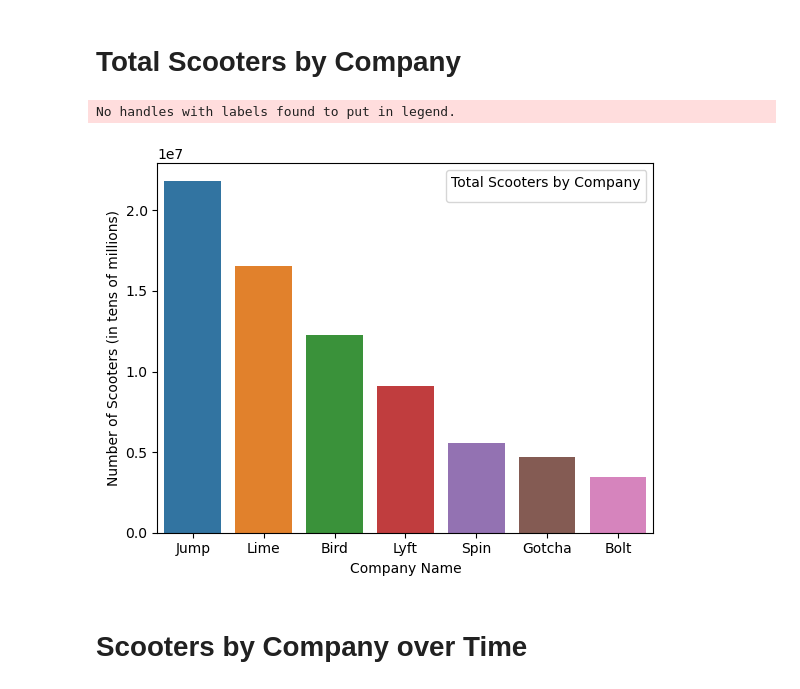
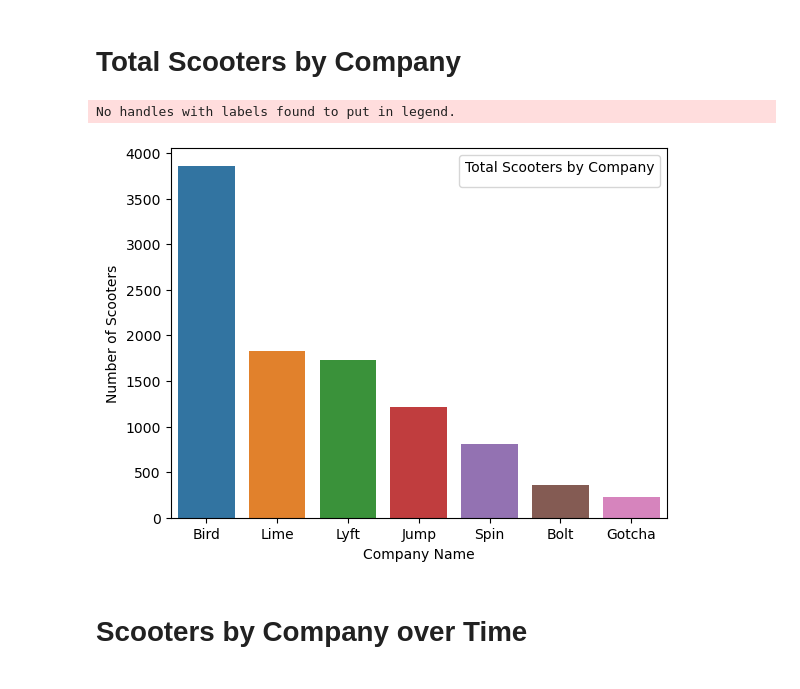
Before and after one commit to richardzleonard/nashville_scooters, a Jupyter notebook: scripts/question_1.ipynb, the cells around one changed output. Drawn from its saved outputs; the diff is of its cells as text; code cells hidden in the pictures.

```diff
--- a/scripts/question_1.ipynb
+++ b/scripts/question_1.ipynb
@@ -35,0 +16,13 @@ scooters_by_company
+# %%
+query = '''
+SELECT DISTINCT(sumdid)
+                ,MIN(pubdatetime) AS min_pubdatetime
+                ,MIN(companyname) AS company
+FROM scooters
+GROUP BY DISTINCT(sumdid)
+'''
+
+with engine.connect() as connection:
+    total_unique_scooters = pd.read_sql(text(query), con = connection)
+
+total_unique_scooters
@@ -35,0 +43,5 @@ scooters_by_company
+# %%
+total_unique_scooters = total_unique_scooters.groupby(['company']).count()
+# %%
+total_unique_scooters = total_unique_scooters.reset_index()
+total_unique_scooters
@@ -35,0 +57,3 @@ scooters_by_company
+# %%
+total_unique_scooters = total_unique_scooters.sort_values(by='sumdid', ascending=False)
+total_unique_scooters
@@ -42,10 +71,10 @@ scooters_by_company = scooters_by_company.reset_index(drop=True)
 # %%
-sns.barplot(x = 'companyname', y = 'count', data = scooters_by_company)
+sns.barplot(x = 'company', y = 'sumdid', data = total_unique_scooters)
 plt.legend(title = 'Total Scooters by Company')
-plt.ylabel('Number of Scooters (in tens of millions)')
+plt.ylabel('Number of Scooters')
 plt.xlabel('Company Name');
 # %% [output]
 No handles with labels found to put in legend.
-[figure, old version]
+[figure, new version]
 # %% [markdown]
 # Scooters by Company over Time
```
Also changed, not shown: parts of 23 cells of this notebook, 1 other file.
